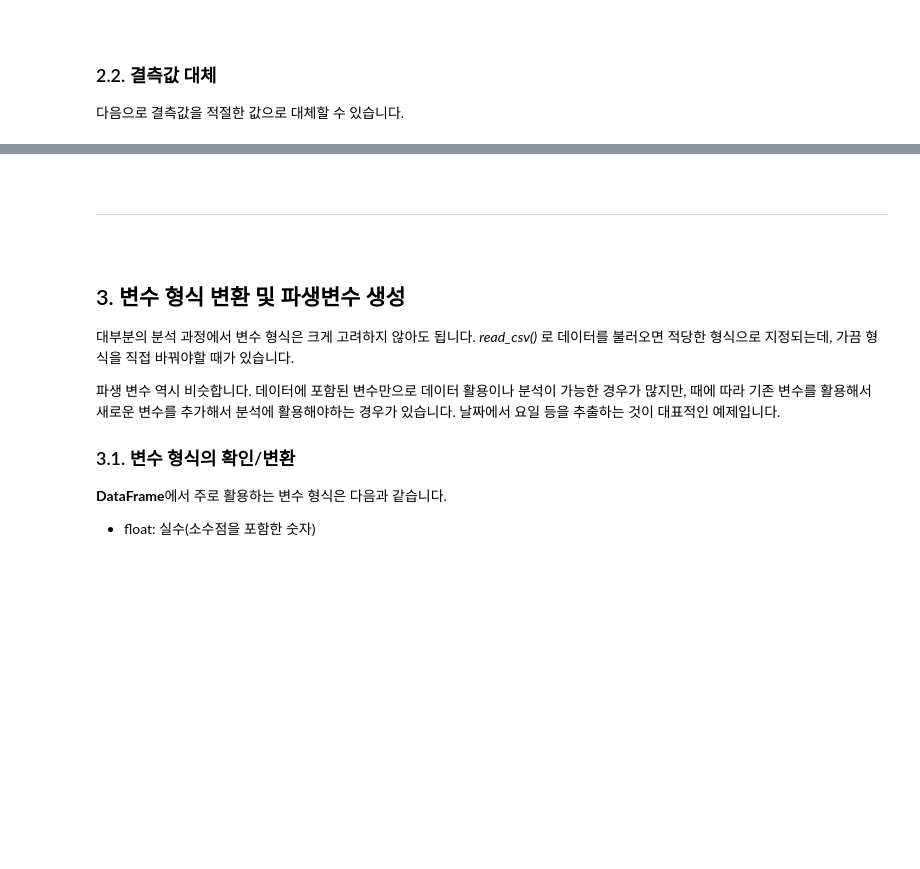
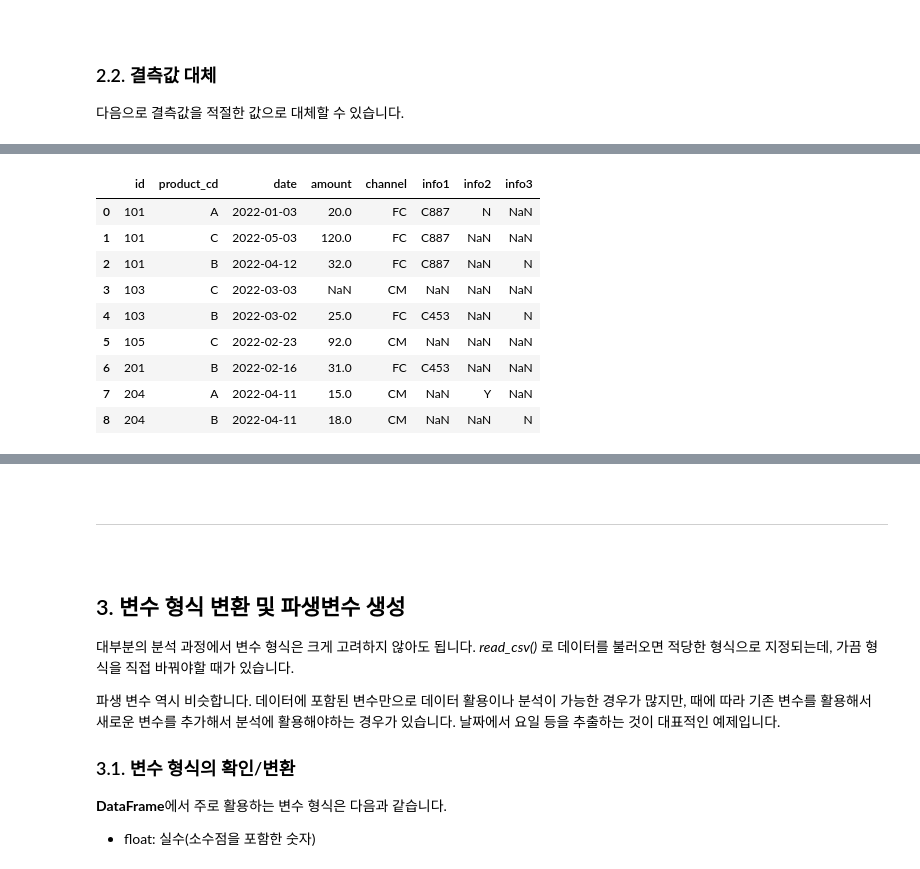
Before and after one commit to wseokyang/python_data_preprocess, a Jupyter notebook: Python실습/06_변수 형식 처리 및 파생변수 생성.ipynb, the cells around one changed output, grey strips where cells are left out. Saved outputs shown, nothing was run; the diff lists cells and outputs as text; code cells hidden in the pictures; blank space fills up the shorter version.

```diff
--- a/Python실습/06_변수 형식 처리 및 파생변수 생성.ipynb
+++ b/Python실습/06_변수 형식 처리 및 파생변수 생성.ipynb
@@ -210,6 +411,18 @@ df_na.fillna(value=0)
 # %%
 # 변수별 결측값 대체 지정
 df_na.fillna(value={'info1':0, 'info2':'NA'})
+df_na
+# %% [output]
+|  | id | product_cd | date | amount | channel | info1 | info2 | info3 |
+| 0 | 101 | A | 2022-01-03 | 20.0 | FC | C887 | N | NaN |
+| 1 | 101 | C | 2022-05-03 | 120.0 | FC | C887 | NaN | NaN |
+| 2 | 101 | B | 2022-04-12 | 32.0 | FC | C887 | NaN | N |
+| 3 | 103 | C | 2022-03-03 | NaN | CM | NaN | NaN | NaN |
+| 4 | 103 | B | 2022-03-02 | 25.0 | FC | C453 | NaN | N |
+| 5 | 105 | C | 2022-02-23 | 92.0 | CM | NaN | NaN | NaN |
+| 6 | 201 | B | 2022-02-16 | 31.0 | FC | C453 | NaN | NaN |
+| 7 | 204 | A | 2022-04-11 | 15.0 | CM | NaN | Y | NaN |
+| 8 | 204 | B | 2022-04-11 | 18.0 | CM | NaN | NaN | N |
 # %%
 # 가장 앞쪽의 결측이 아닌 값으로 대체
     ## 센서 등의 값 누락에 활용
```
Also changed, not shown: parts of 71 cells of this notebook, 2 other files.
